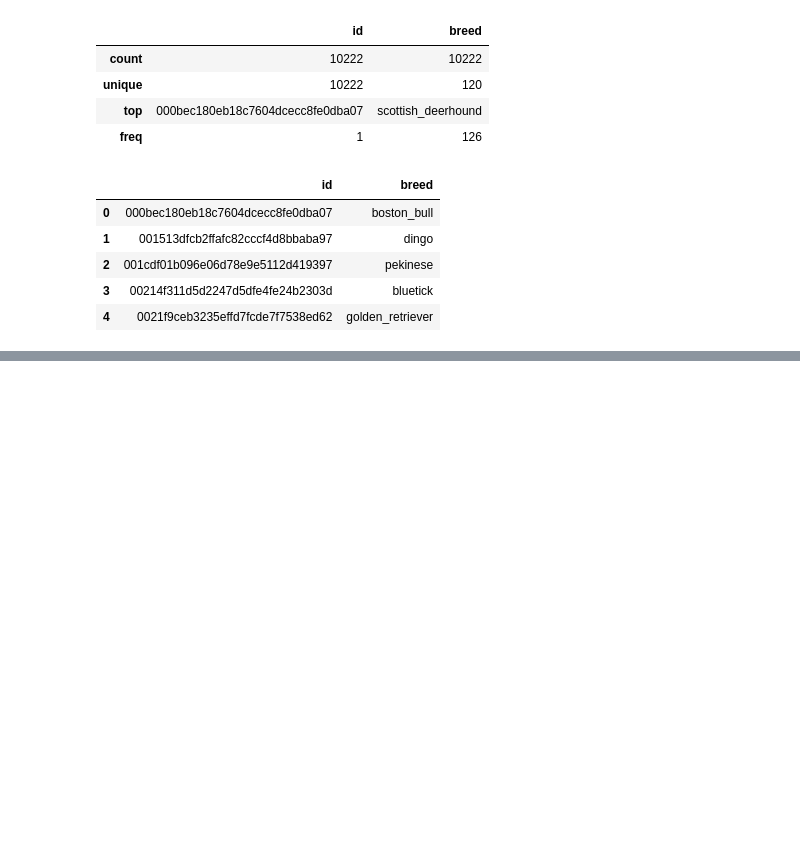
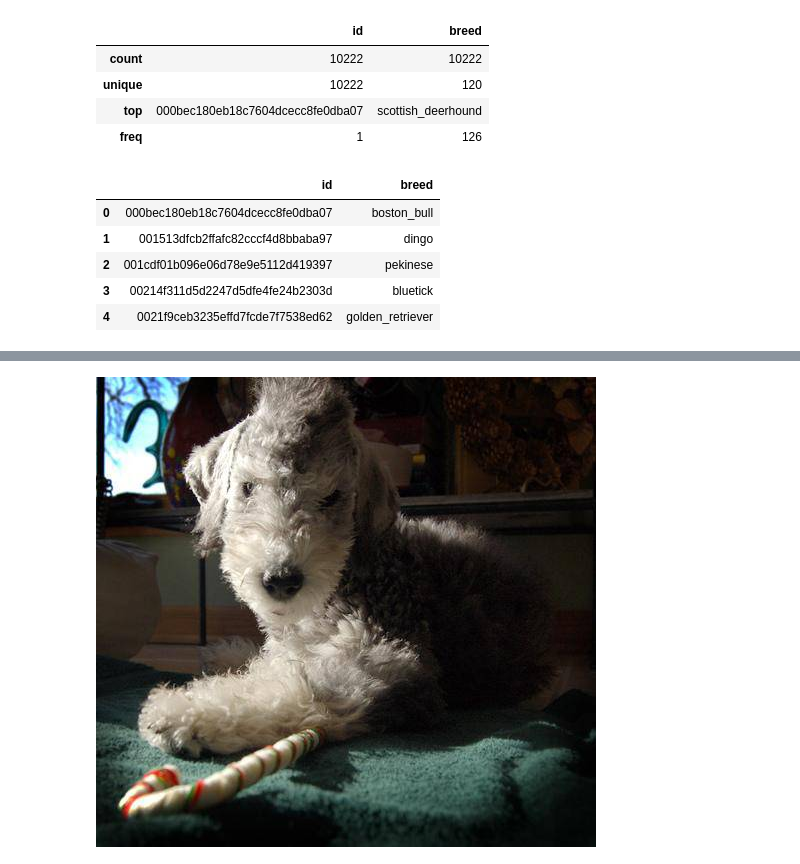
Before and after one commit to Aliabdo6/dog_vision, a Jupyter notebook: end-to-end-dog-vision.ipynb, the cells around one changed output, grey strips where cells are left out. Cells and saved outputs as stored; diff of their text form; code cells hidden in the pictures; blank space fills up the shorter version.

```diff
--- a/end-to-end-dog-vision.ipynb
+++ b/end-to-end-dog-vision.ipynb
@@ -114,0 +167,4 @@ labels_csv["breed"].value_counts().plot.bar(figsize=(20, 10));
+# %%
+Image('./data/train/00290d3e1fdd27226ba27a8ce248ce85.jpg')
+# %% [output]
+[figure, added]
```
Also changed, not shown: parts of 13 cells of this notebook.
